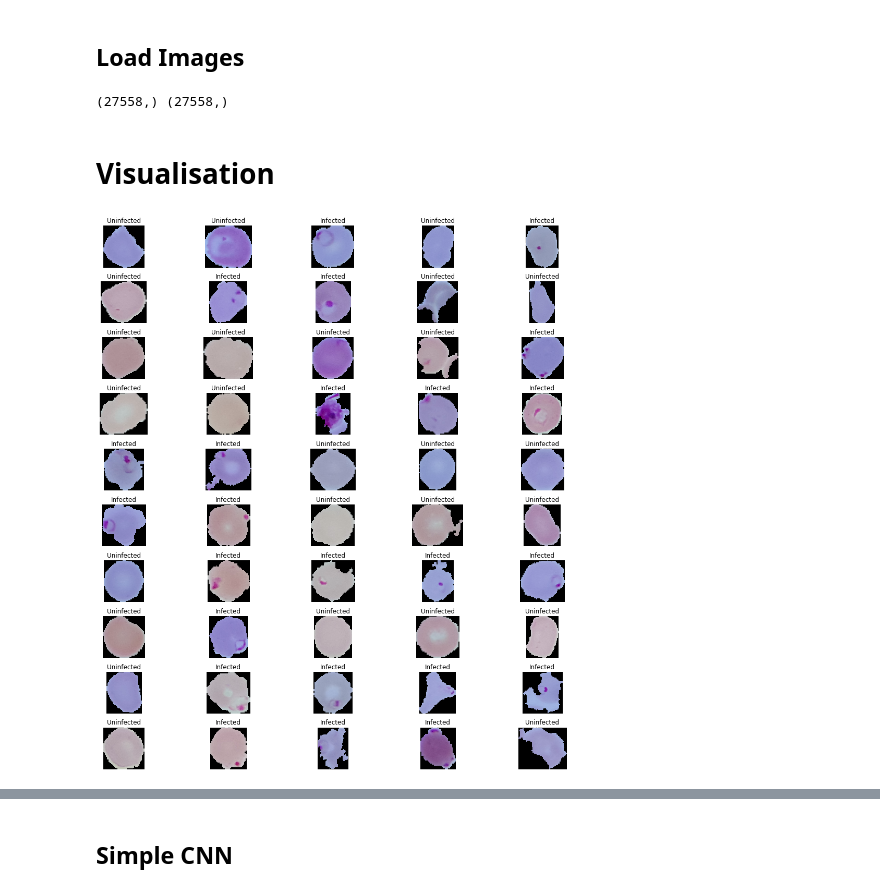
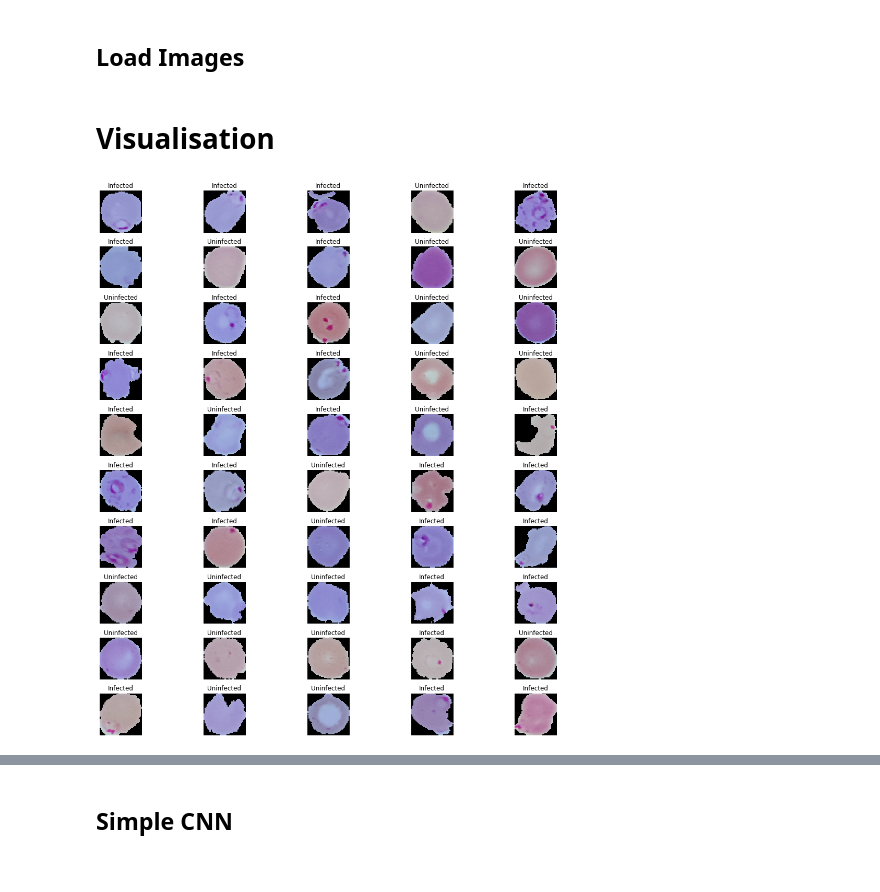
Before and after one commit to marcinsola/malaria-detection, a Jupyter notebook: malaria.ipynb, the cells around one changed output, grey strips where cells are left out. Saved outputs shown, nothing was run; the diff lists cells and outputs as text; code cells hidden in the pictures.

```diff
--- a/malaria.ipynb
+++ b/malaria.ipynb
@@ -56,4 +36,0 @@ y = np.array(labels)
-# %%
-print(X.shape, y.shape)
-# %% [output]
-(27558,) (27558,)
@@ -60,14 +44,44 @@ print(X.shape, y.shape)
+# %%
+def load_data():
+    parasitized = './cell_images/Parasitized/'
+    uninfected = './cell_images/Uninfected/'
+
+    images = []
+    labels = []
+
+    load_images(uninfected, images, labels, 0)
+    load_images(parasitized, images, labels, 1)
+    width, height = get_img_shapes(images)
+
+    median_height = np.median(height).astype('int64')
+    median_width = np.median(width).astype('int64')
+    median_shape = (median_width, median_height)
+
+    for idx, image in enumerate(images):
+        images[idx] = np.array(Image.fromarray(image, 'RGB').resize(median_shape))
+
+    X = np.array(images)
+    y = np.array(labels)
+
+    X_train, X_test, y_train, y_test = train_test_split(X, y, test_size=0.3, random_state=2020)
+
+    if y_train.ndim == 1: y_train = to_categorical(y_train)
+    if y_test.ndim == 1: y_test = to_categorical(y_test)
+
+    return X_train, X_test, y_train, y_test
+
+X_train, X_test, y_train, y_test = load_data()
 # %% [markdown]
 # Visualisation
 # %%
 plt.figure(figsize=(15, 15))
 for i in range(50):
-    random = np.random.randint(0, 27558)
+    random = np.random.randint(0, len(X_train))
     plt.subplot(10, 5, i+1)
-    plt.imshow(X[random][:])
-    plt.title('Infected' if y[random] == 1 else 'Uninfected')
+    plt.imshow(X_train[random])
+    plt.title('Infected' if y_train[random][1] == 1 else 'Uninfected')
     plt.axis('off')
 
 plt.tight_layout()
 # %% [output]
-[figure, old version]
+[figure, new version]
```
Also changed, not shown: parts of 28 cells of this notebook.
